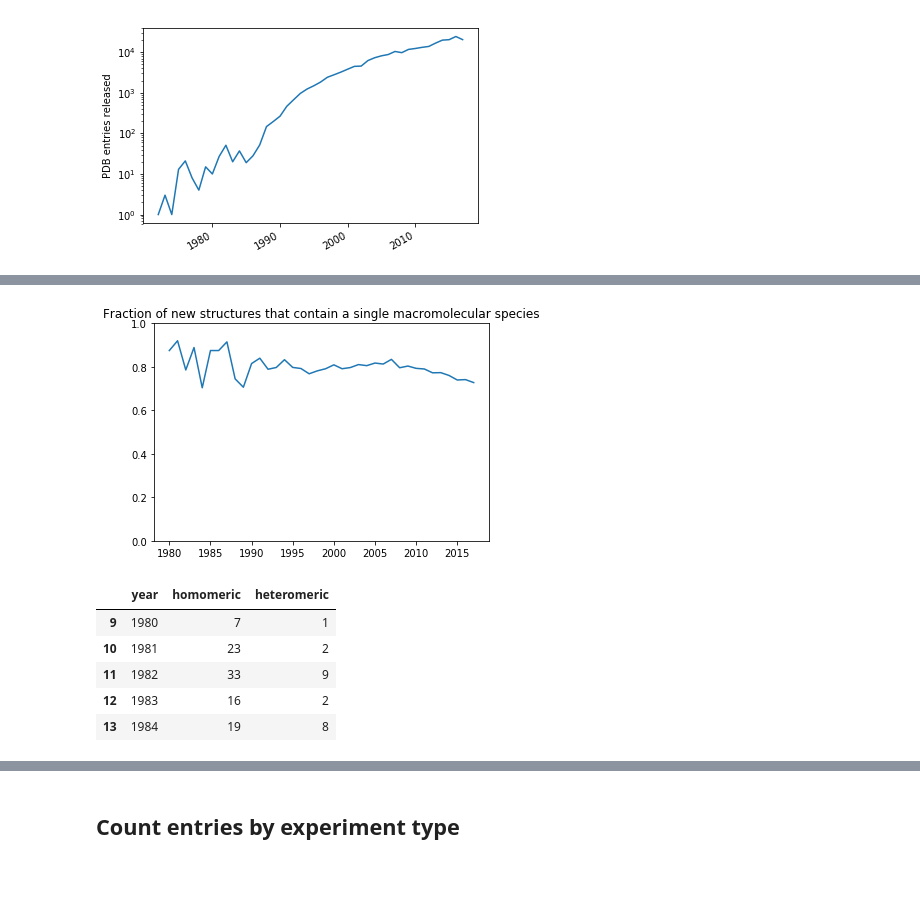
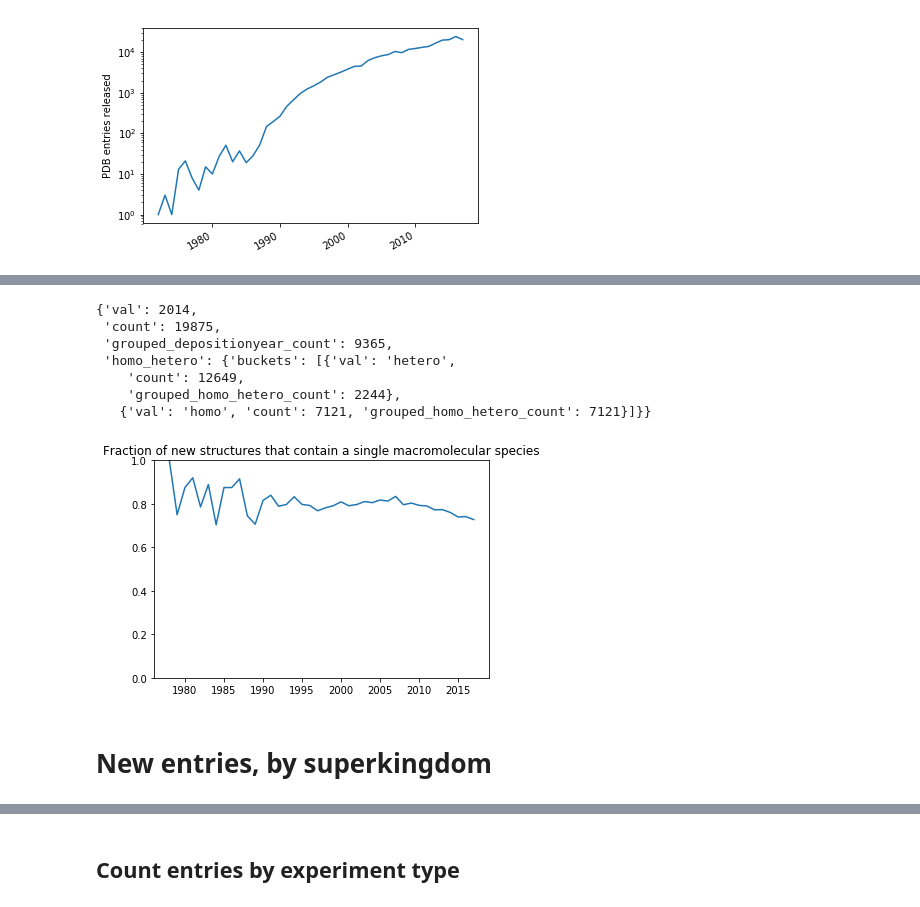
Before and after one commit to PDBeurope/PDBe_Programming, a Jupyter notebook: search_interface/notebooks/LifeCycle.ipynb, the cells around one changed output, grey strips where cells are left out. Drawn from its saved outputs; the diff is of its cells as text; code cells hidden in the pictures; blank space fills up the shorter version.

Commit message:
superkingdom

```diff
--- a/search_interface/notebooks/LifeCycle.ipynb
+++ b/search_interface/notebooks/LifeCycle.ipynb
@@ -44,11 +49,7 @@ response = solr.search(**{
                     homo_hetero:{
                         type:terms, field:assembly_form,
                         facet:{
-                            facet:{
-                                type:terms,field:assembly_composition,
-                                facet:{grouped_assemblycomposition_count:\"unique(pdb_id)\"}
-                            },
-                            grouped_homo_hetero_count:\"unique(pdb_id)\"
+                            grouped_facet_count:\"unique(pdb_id)\"
                         }
                     },
                     grouped_depositionyear_count:\"unique(pdb_id)\"
@@ -57,4 +58,3 @@ response = solr.search(**{
         }"""
     }
 )
-response.raw_content
@@ -103,33 +61,38 @@ pandas.DataFrame(list(rows.items()) )
+# %%
+# see an example of the response
+response.raw_content['facets']['deposition_year']['buckets'][-4]
+# %% [output]
+{'val': 2014,
+ 'count': 19875,
+ 'grouped_depositionyear_count': 9365,
+ 'homo_hetero': {'buckets': [{'val': 'hetero',
+    'count': 12649,
+    'grouped_homo_hetero_count': 2244},
+   {'val': 'homo', 'count': 7121, 'grouped_homo_hetero_count': 7121}]}}
 # %%
 import pandas
 
 rows = []
 for bucket in response.raw_content['facets']['deposition_year']['buckets']:
     year = int(bucket['val'])
     hh = {'homo':0, 'hetero':0}
     if bucket['count'] > 0:
         total = bucket['grouped_depositionyear_count']
         for bbucket in bucket['homo_hetero']['buckets']:
-            hh[ bbucket['val'] ] = bbucket['grouped_homo_hetero_count']
-            total = total - bbucket['grouped_homo_hetero_count']
+            hh[ bbucket['val'] ] = bbucket['grouped_facet_count']
+            total = total - bbucket['grouped_facet_count']
         assert 0==total # sanity check
     rows.append([ year, hh['homo'], hh['hetero'] ])
 
 df = pandas.DataFrame(rows, columns=['year', 'homomeric', 'heteromeric'])
-df = df[df.year>1979]
+df = df[df.year>1977]
 
 plt.figure()
 plt.plot(df.year, df.homomeric/(df.homomeric+df.heteromeric) )
 plt.title('Fraction of new structures that contain a single macromolecular species')
 plt.ylim([0, 1])
 plt.show()
-
-df.head()
 # %% [output]
-[figure, old version]
+[figure, new version]
-|  | year | homomeric | heteromeric |
-| 9 | 1980 | 7 | 1 |
-| 10 | 1981 | 23 | 2 |
-| 11 | 1982 | 33 | 9 |
-| 12 | 1983 | 16 | 2 |
-| 13 | 1984 | 19 | 8 |
+# %% [markdown]
+# New entries, by superkingdom
```
Also changed, not shown: parts of 19 cells of this notebook.
